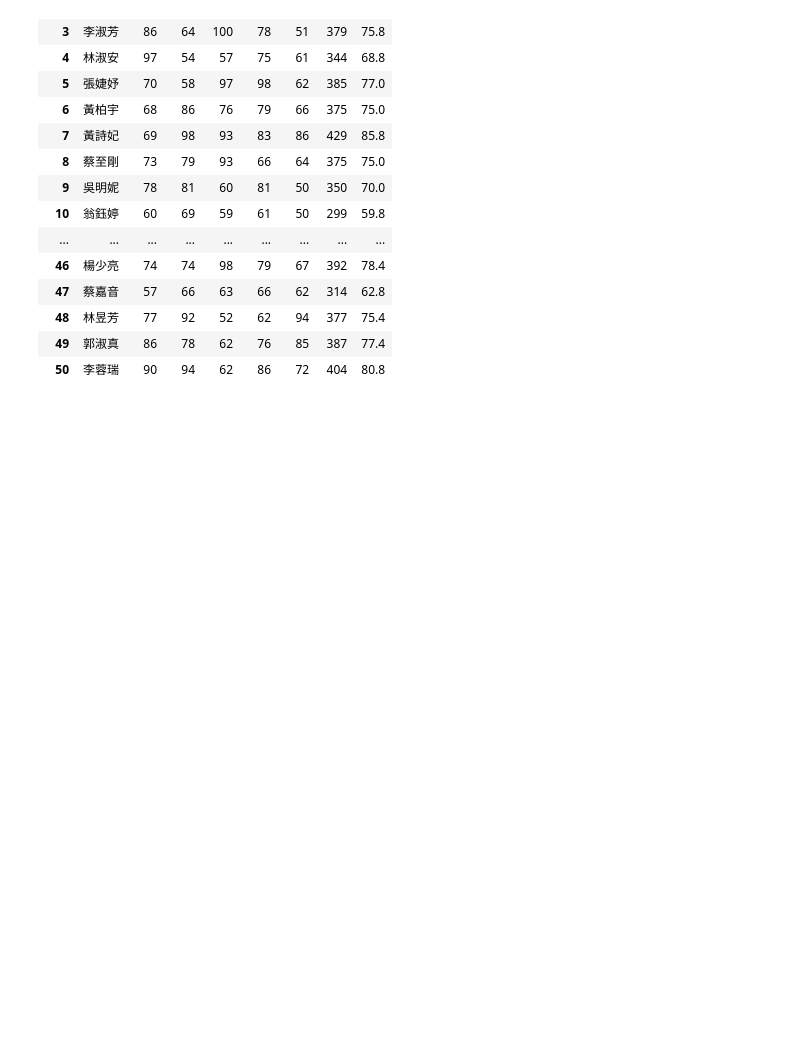
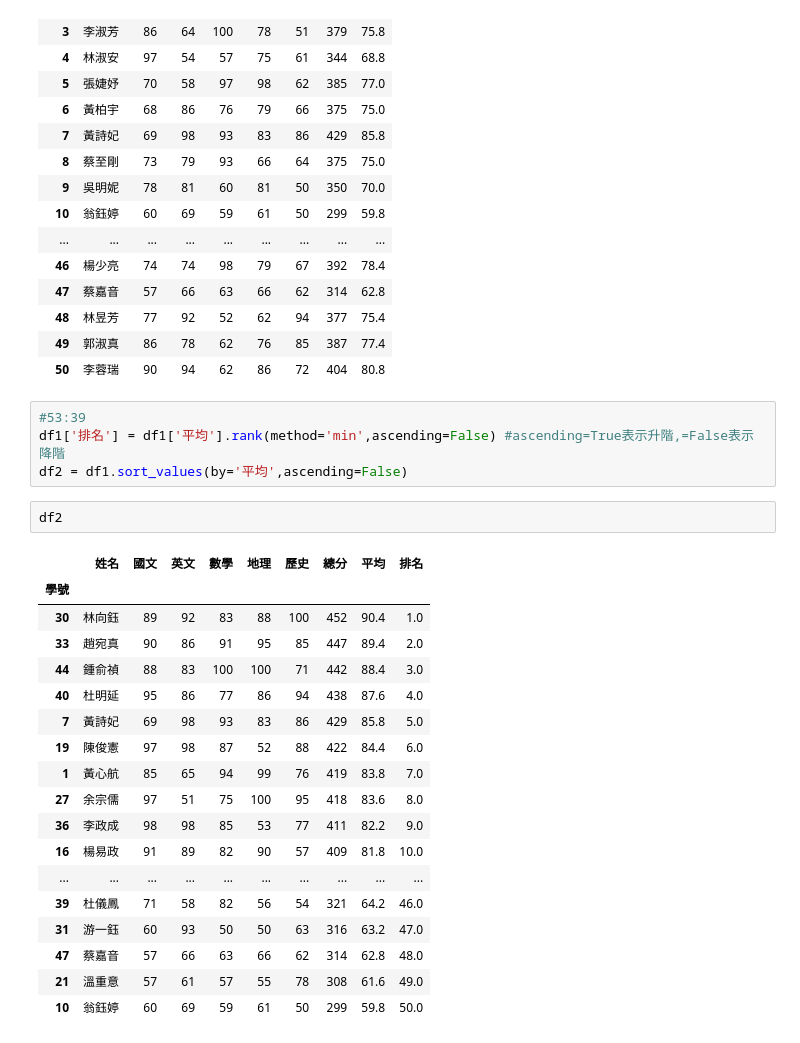
Before and after one commit to Ye-Yu-Xi/_2024_06_04_, a Jupyter notebook: lesson19_2.ipynb, the cells around one changed output. Drawn from its saved outputs; the diff is of its cells as text; blank space fills up the shorter version.

```diff
--- a/lesson19_2.ipynb
+++ b/lesson19_2.ipynb
@@ -25,3 +25,28 @@ df1
 | 48 | 林昱芳 | 77 | 92 | 52 | 62 | 94 | 377 | 75.4 |
 | 49 | 郭淑真 | 86 | 78 | 62 | 76 | 85 | 387 | 77.4 |
 | 50 | 李蓉瑞 | 90 | 94 | 62 | 86 | 72 | 404 | 80.8 |
+# %%
+#53:39
+df1['排名'] = df1['平均'].rank(method='min',ascending=False) #ascending=True表示升階,=False表示降階
+df2 = df1.sort_values(by='平均',ascending=False)
+# %%
+df2
+# %% [output]
+|  | 姓名 | 國文 | 英文 | 數學 | 地理 | 歷史 | 總分 | 平均 | 排名 |
+| 學號 |  |  |  |  |  |  |  |  |  |
+| 30 | 林向鈺 | 89 | 92 | 83 | 88 | 100 | 452 | 90.4 | 1.0 |
+| 33 | 趙宛真 | 90 | 86 | 91 | 95 | 85 | 447 | 89.4 | 2.0 |
+| 44 | 鍾俞禎 | 88 | 83 | 100 | 100 | 71 | 442 | 88.4 | 3.0 |
+| 40 | 杜明延 | 95 | 86 | 77 | 86 | 94 | 438 | 87.6 | 4.0 |
+| 7 | 黃詩妃 | 69 | 98 | 93 | 83 | 86 | 429 | 85.8 | 5.0 |
+| 19 | 陳俊憲 | 97 | 98 | 87 | 52 | 88 | 422 | 84.4 | 6.0 |
+| 1 | 黃心航 | 85 | 65 | 94 | 99 | 76 | 419 | 83.8 | 7.0 |
+| 27 | 余宗儒 | 97 | 51 | 75 | 100 | 95 | 418 | 83.6 | 8.0 |
+| 36 | 李政成 | 98 | 98 | 85 | 53 | 77 | 411 | 82.2 | 9.0 |
+| 16 | 楊易政 | 91 | 89 | 82 | 90 | 57 | 409 | 81.8 | 10.0 |
+| ... | ... | ... | ... | ... | ... | ... | ... | ... | ... |
+| 39 | 杜儀鳳 | 71 | 58 | 82 | 56 | 54 | 321 | 64.2 | 46.0 |
+| 31 | 游一鈺 | 60 | 93 | 50 | 50 | 63 | 316 | 63.2 | 47.0 |
+| 47 | 蔡嘉音 | 57 | 66 | 63 | 66 | 62 | 314 | 62.8 | 48.0 |
+| 21 | 溫重意 | 57 | 61 | 57 | 55 | 78 | 308 | 61.6 | 49.0 |
+| 10 | 翁鈺婷 | 60 | 69 | 59 | 61 | 50 | 299 | 59.8 | 50.0 |
```
